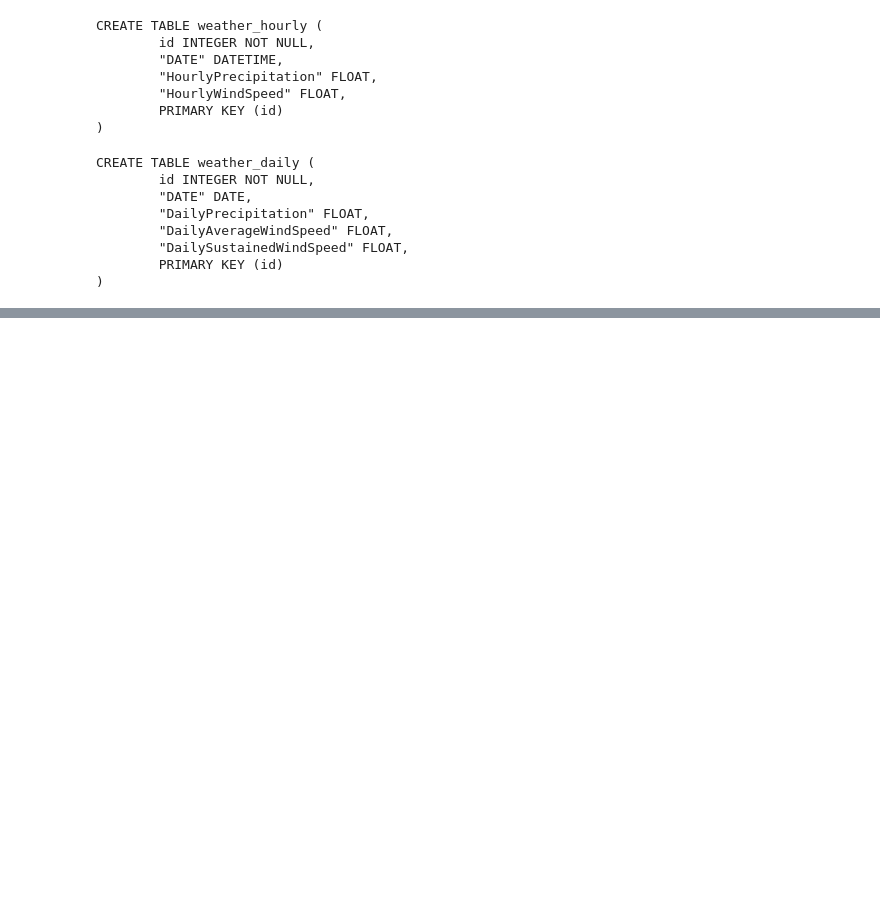
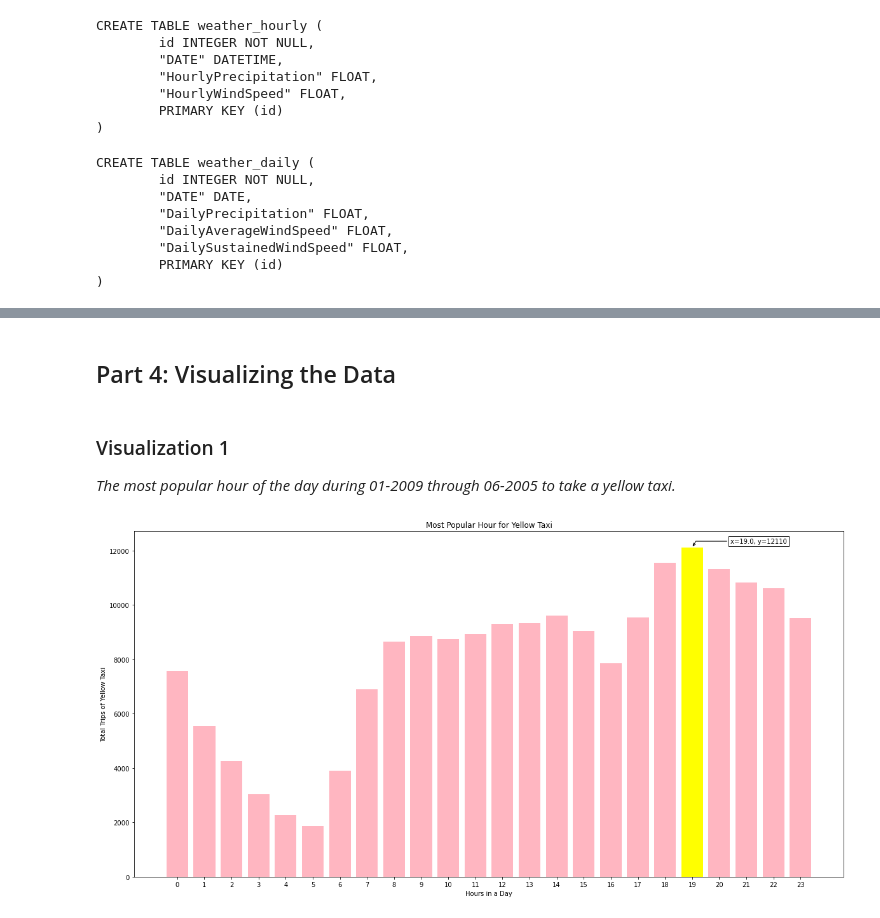
Before and after one commit to JiayiNi1/Final_Project, a Jupyter notebook: Final_Project.ipynb, the cells around one changed output, grey strips where cells are left out. Drawn from its saved outputs; the diff is of its cells as text; code cells hidden in the pictures; blank space fills up the shorter version.

```diff
--- a/Final_Project.ipynb
+++ b/Final_Project.ipynb
@@ -453,0 +760,57 @@ CREATE TABLE weather_daily (
+# %% [markdown]
+## Part 4: Visualizing the Data
+# %%
+uber_df = pd.read_sql("uber",f"sqlite:///project.db",index_col="id")
+yt_df = pd.read_sql("yellow_taxi",f"sqlite:///project.db",index_col="id")
+trip_total = pd.concat([uber_df,yt_df],axis=0)
+weather_daily_df = pd.read_sql("weather_daily",f"sqlite:///project.db",index_col="id")
+weather_hourly_df = pd.read_sql("weather_hourly",f"sqlite:///project.db",index_col="id")
+# %% [markdown]
+### Visualization 1
+
+_The most popular hour of the day during 01-2009 through 06-2005 to take a yellow taxi._
+# %%
+# use a more descriptive name for your function
+def most_popular_hour_yt(dataframe):
+    figure, axes = plt.subplots(figsize=(20, 10))
+
+    # use the dataframe to pull out values needed to plot
+    df = dataframe.copy()
+    df["pickup_datetime"] = df["pickup_datetime"].apply(lambda x:datetime.datetime.strftime(x,"%H"))
+    values = df.groupby("pickup_datetime").size()
+
+    x = np.linspace(0,23,24)
+    xmax = x[np.argmax(values)]
+    ymax = values.max()
+
+    # highlight the bar where trips obtains maximum value
+    for i in range(len(x)):
+        if values[i] == ymax:
+            plt.bar(x[i],values[i],color='yellow')
+        else:
+            plt.bar(x[i],values[i],color='lightpink')
+
+    # add labels and ticks
+    plt.xticks(x)
+    axes.set_title("Most Popular Hour for Yellow Taxi")
+    plt.xlabel("Hours in a Day")
+    plt.ylabel("Total Trips of Yellow Taxi")
+
+
+    # add an annotation of the maximum value
+    text= "x={}, y={}".format(xmax, ymax)
+    ax=plt.gca()
+    bbox_props = dict(boxstyle="square,pad=0.3", fc="w", ec="k", lw=0.9)
+    arrowprops=dict(arrowstyle="->",connectionstyle="angle,angleA=0,angleB=60")
+    kw = dict(xycoords='data',textcoords="axes fraction",
+              arrowprops=arrowprops, bbox=bbox_props, ha="right", va="top")
+    ax.annotate(text, xy=(xmax, ymax), xytext=(0.92,0.98), **kw)
+
+
+    plt.show()
+
+
+
+most_popular_hour_yt(yt_df)
+# %% [output]
+[figure, added]
```
Also changed, not shown: parts of 54 cells of this notebook, 6 other files.
